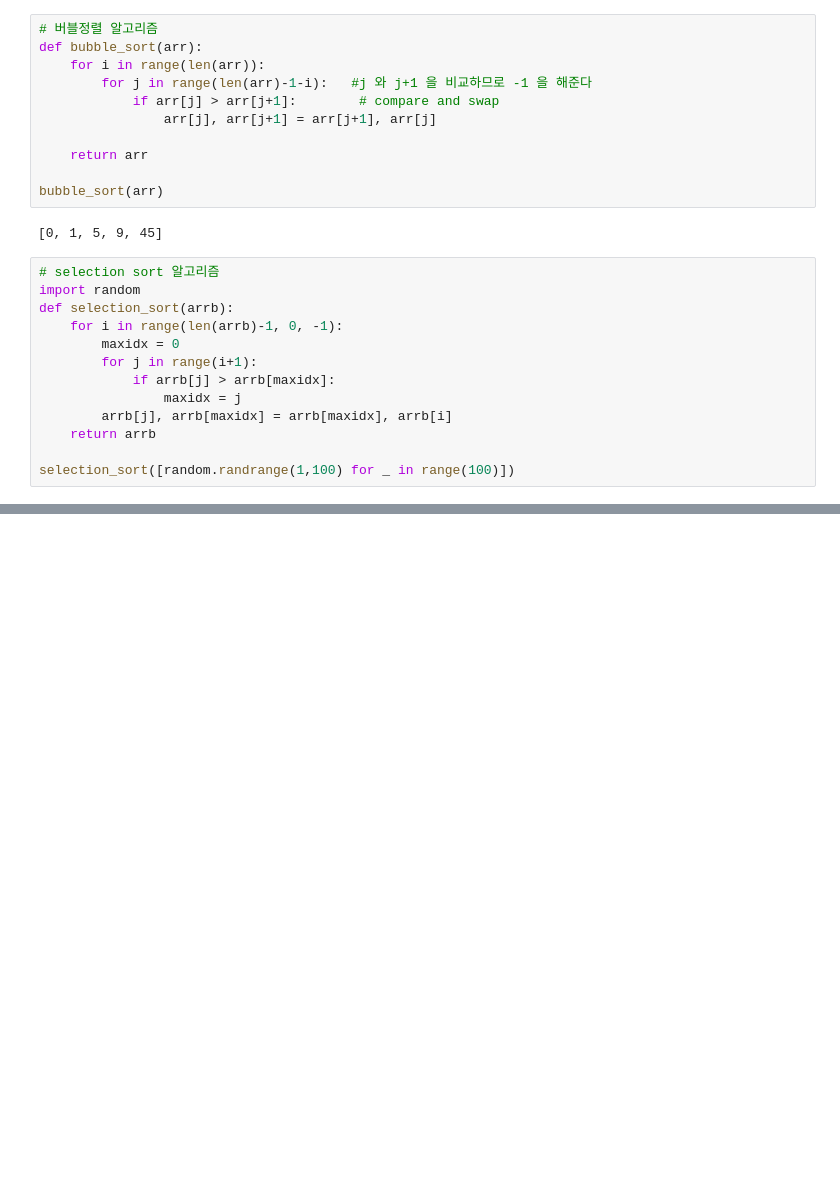
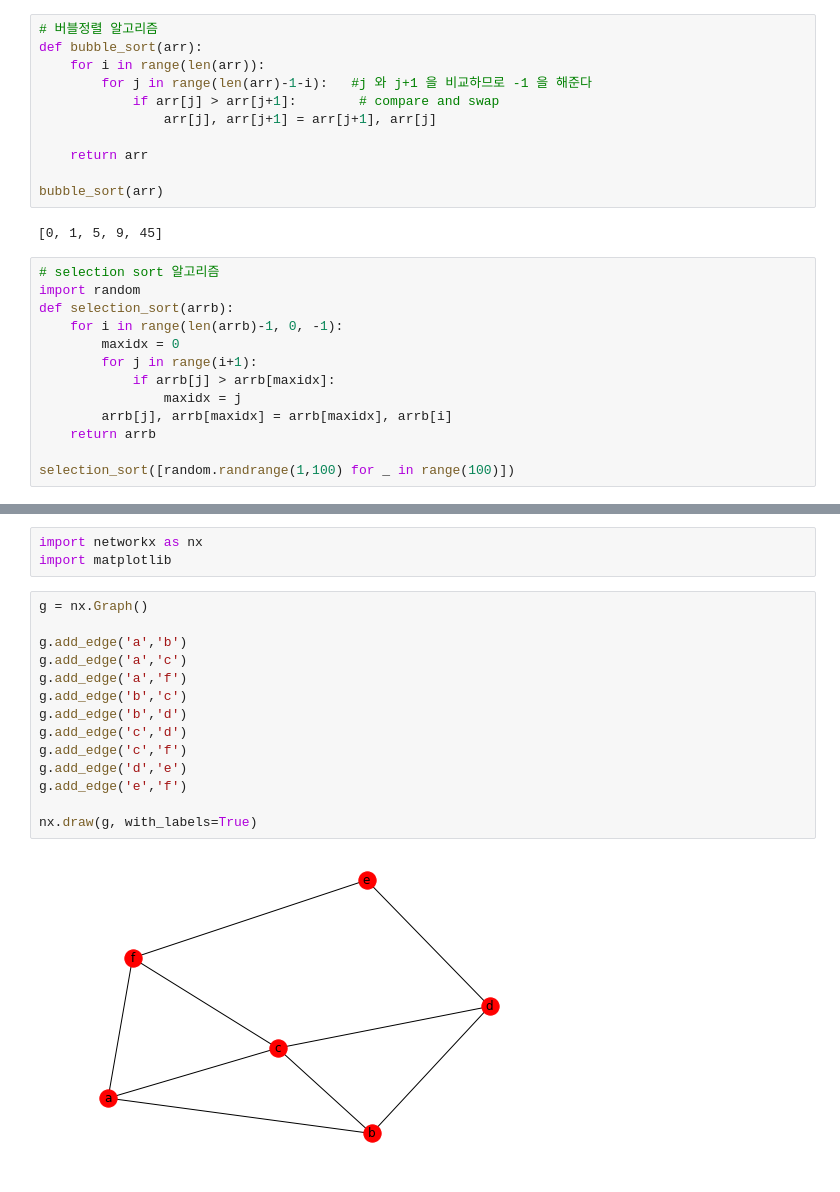
Before and after one commit to Ramfaster/iPythonx, a Jupyter notebook: 5일차.ipynb, the cells around one changed output, grey strips where cells are left out. Drawn from its saved outputs; the diff is of its cells as text; blank space fills up the shorter version.

```diff
--- a/5일차.ipynb
+++ b/5일차.ipynb
@@ -222,0 +343,19 @@ merge_sort([random.randrange(1,10) for _ in range(10)])
+# %%
+import networkx as nx
+import matplotlib
+# %%
+g = nx.Graph()
+
+g.add_edge('a','b')
+g.add_edge('a','c')
+g.add_edge('a','f')
+g.add_edge('b','c')
+g.add_edge('b','d')
+g.add_edge('c','d')
+g.add_edge('c','f')
+g.add_edge('d','e')
+g.add_edge('e','f')
+
+nx.draw(g, with_labels=True)
+# %% [output]
+[figure, added]
```
Also changed, not shown: parts of 10 cells of this notebook, 4 other files.
